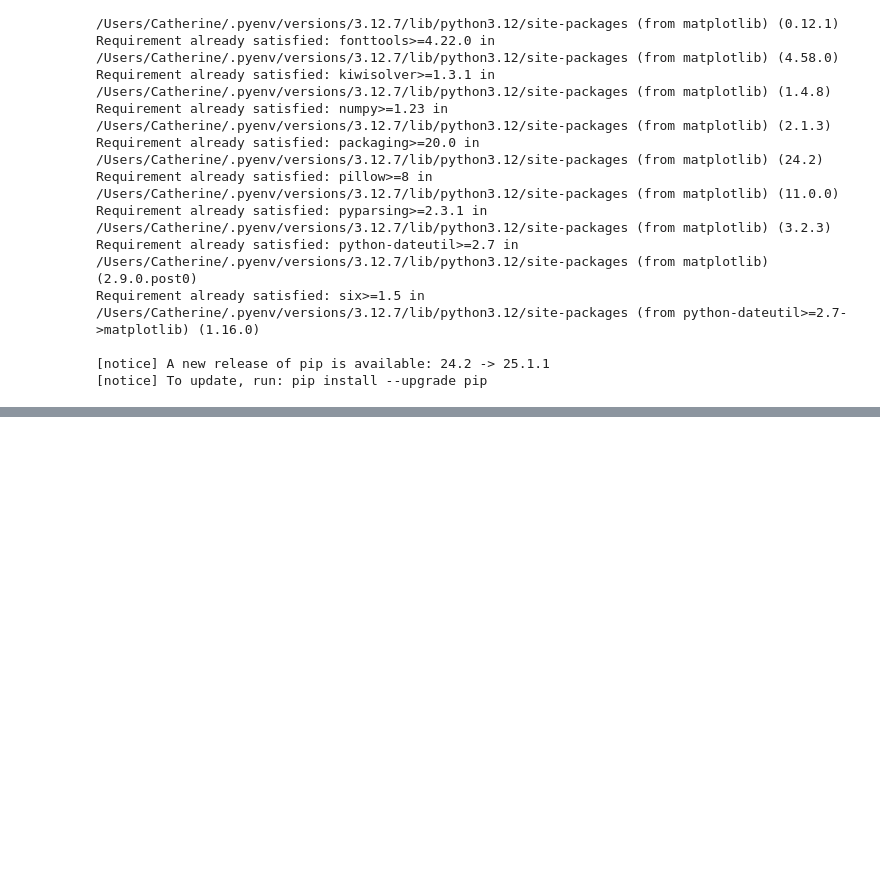
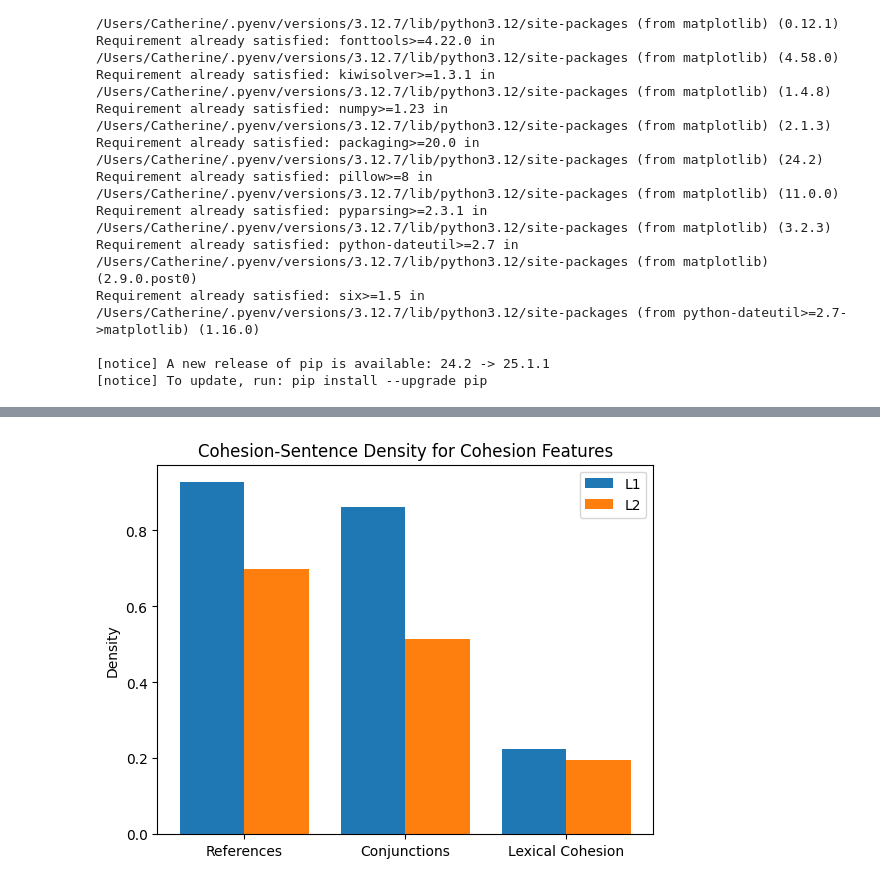
Before and after one commit to shiningmoonshen/eng680, a Jupyter notebook: cohesion.ipynb, the cells around one changed output, grey strips where cells are left out. Saved outputs shown, nothing was run; the diff lists cells and outputs as text; code cells hidden in the pictures; blank space fills up the shorter version.

```diff
--- a/cohesion.ipynb
+++ b/cohesion.ipynb
@@ -560,3 +565,27 @@ plt.show()
+# %%
+import numpy as np
+import matplotlib.pyplot as plt
+
+features = ['References', 'Conjunctions', 'Lexical Cohesion'] # categories
+vals1, vals2 = [locness_refs/L1_sentences, locness_conj/L1_sentences, locness_syn/L1_sentences], [icnale_refs/L2_sentences, icnale_conj/L2_sentences, icnale_syn/L2_sentences]
+
+# Bar width and x locations
+w, x = 0.4, np.arange(len(features))
+
+fig, ax = plt.subplots()
+ax.bar(x - w/2, vals1, width=w, label='L1')
+ax.bar(x + w/2, vals2, width=w, label='L2')
+
+ax.set_xticks(x)
+ax.set_xticklabels(features)
+ax.set_ylabel('Density')
+ax.set_title('Cohesion-Sentence Density for Cohesion Features')
+ax.legend()
+
+
+plt.show()
+# %% [output]
+[figure, added]
 # %%
 y = np.array([locness_refs, locness_conj, locness_syn])
 mylabels = ["References", "Conjunctions", "Lexical Cohesion"]
```
Also changed, not shown: parts of 11 cells of this notebook.
